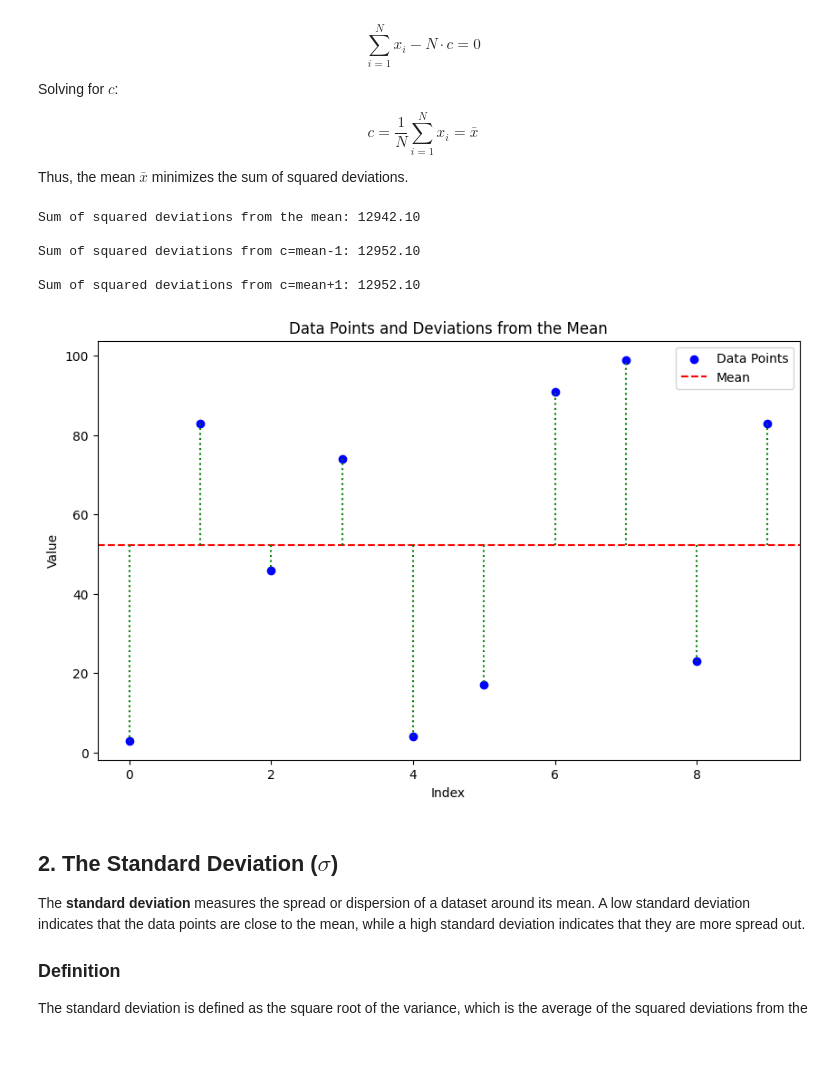
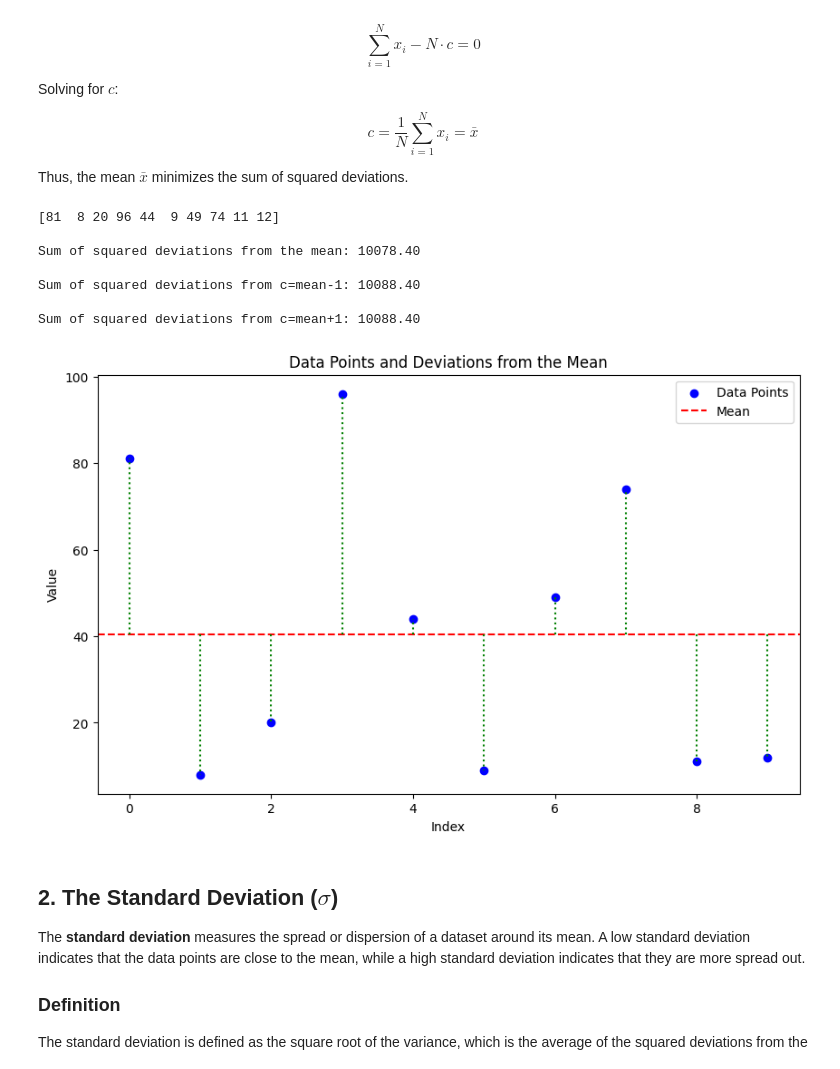
Before and after one commit to chebil/stat, a Jupyter notebook: part1/ch01_summarizing.ipynb, the cells around one changed output. Drawn from its saved outputs; the diff is of its cells as text; code cells hidden in the pictures.

```diff
--- a/part1/ch01_summarizing.ipynb
+++ b/part1/ch01_summarizing.ipynb
@@ -117,30 +128,34 @@ $$c = \frac{1}{N} \sum_{i=1}^{N} x_i = \bar{x}$$
 Thus, the mean $\bar{x}$ minimizes the sum of squared deviations.
 # %%
 # Minimizing Squared Deviations
+data = np.random.randint(1, 101, size=10)
+print(data)
 mean_value = np.mean(data)
 squared_deviations = (data - mean_value) ** 2
 sum_of_squared_deviations = squared_deviations.sum()
 print(f"\nSum of squared deviations from the mean: {sum_of_squared_deviations:.2f}")
 print(f"\nSum of squared deviations from c=mean-1: {((data - (mean_value - 1)) ** 2).sum():.2f}")
 print(f"\nSum of squared deviations from c=mean+1: {((data - (mean_value + 1)) ** 2).sum():.2f}")
 # Visualizing Squared Deviations
 plt.figure(figsize=(10, 6))
 plt.scatter(range(len(data)), data, color='blue', label='Data Points')
 plt.axhline(y=mean_value, color='red', linestyle='--', label='Mean')
 for i in range(len(data)):
     plt.plot([i, i], [mean_value, data[i]], color='green', linestyle=':')
 plt.title('Data Points and Deviations from the Mean')
 plt.xlabel('Index')
 plt.ylabel('Value')
 plt.legend()
 plt.show()
 # %% [output]
-Sum of squared deviations from the mean: 12942.10
+[81  8 20 96 44  9 49 74 11 12]
 
-Sum of squared deviations from c=mean-1: 12952.10
+Sum of squared deviations from the mean: 10078.40
 
-Sum of squared deviations from c=mean+1: 12952.10
+Sum of squared deviations from c=mean-1: 10088.40
+
+Sum of squared deviations from c=mean+1: 10088.40
-[figure, old version]
+[figure, new version]
 # %% [markdown]
 ## 2. The Standard Deviation ($\sigma$)
 The **standard deviation** measures the spread or dispersion of a dataset around its mean. A low standard deviation indicates that the data points are close to the mean, while a high standard deviation indicates that they are more spread out.
```
Also changed, not shown: parts of 24 cells of this notebook, 2 other files.
